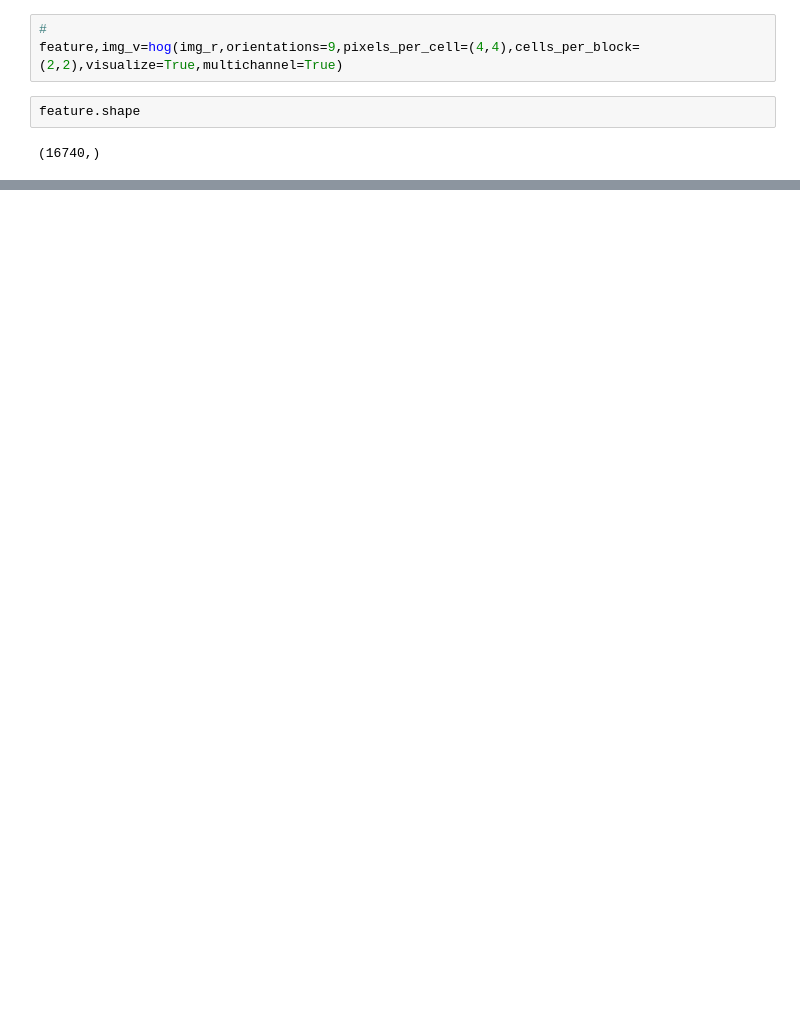
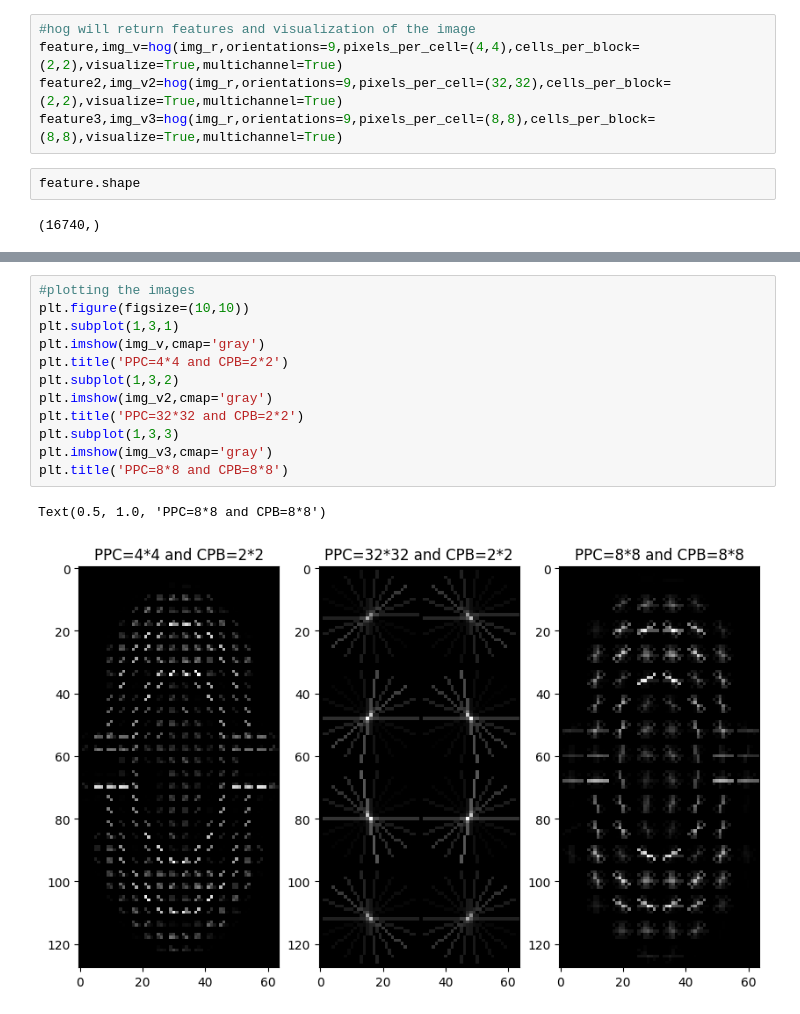
Before and after one commit to ChintzRuparel/Computer-Vision, a Jupyter notebook: Experiment3.ipynb, the cells around one changed output, grey strips where cells are left out. Drawn from its saved outputs; the diff is of its cells as text; blank space fills up the shorter version.

```diff
--- a/Experiment3.ipynb
+++ b/Experiment3.ipynb
@@ -30,8 +30,10 @@ img.shape
 #resizing the image to 128*64
 img_r=resize(img,(128,64))
 # %%
-#
+#hog will return features and visualization of the image
 feature,img_v=hog(img_r,orientations=9,pixels_per_cell=(4,4),cells_per_block=(2,2),visualize=True,multichannel=True)
+feature2,img_v2=hog(img_r,orientations=9,pixels_per_cell=(32,32),cells_per_block=(2,2),visualize=True,multichannel=True)
+feature3,img_v3=hog(img_r,orientations=9,pixels_per_cell=(8,8),cells_per_block=(8,8),visualize=True,multichannel=True)
 # %%
 feature.shape
 # %% [output]
@@ -52,0 +55,15 @@ Text(0.5, 1.0, 'Visualization of the image')
+# %%
+#plotting the images
+plt.figure(figsize=(10,10))
+plt.subplot(1,3,1)
+plt.imshow(img_v,cmap='gray')
+plt.title('PPC=4*4 and CPB=2*2')
+plt.subplot(1,3,2)
+plt.imshow(img_v2,cmap='gray')
+plt.title('PPC=32*32 and CPB=2*2')
+plt.subplot(1,3,3)
+plt.imshow(img_v3,cmap='gray')
+plt.title('PPC=8*8 and CPB=8*8')
+# %% [output]
+Text(0.5, 1.0, 'PPC=8*8 and CPB=8*8')
+[figure, added]
```
Also changed, not shown: parts of 3 cells of this notebook.
